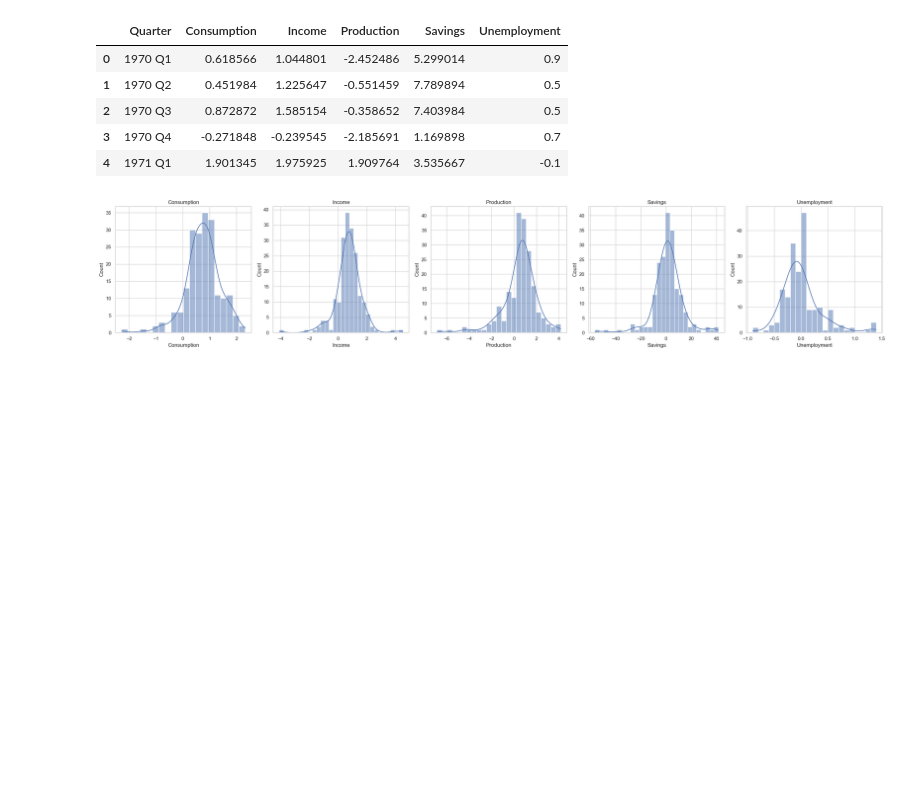
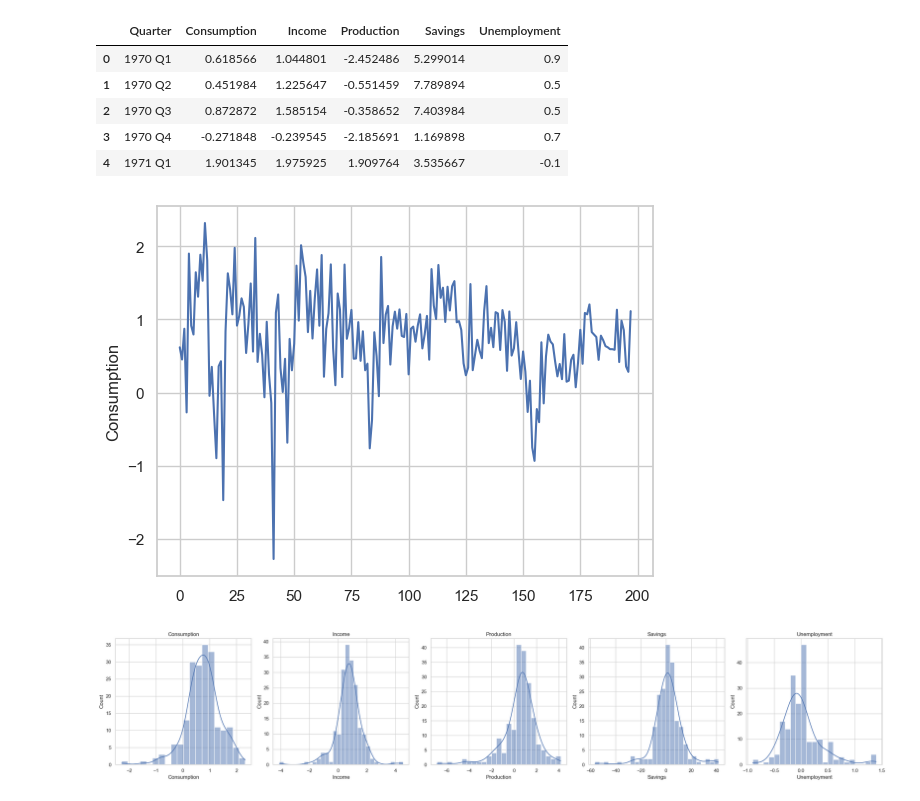
Before and after one commit to DutraIRS/TimeSeries, a Jupyter notebook: EDA.ipynb, the cells around one changed output. Drawn from its saved outputs; the diff is of its cells as text; code cells hidden in the pictures; blank space fills up the shorter version.

```diff
--- a/EDA.ipynb
+++ b/EDA.ipynb
@@ -14,6 +14,11 @@ df.head()
 | 2 | 1970 Q3 | 0.872872 | 1.585154 | -0.358652 | 7.403984 | 0.5 |
 | 3 | 1970 Q4 | -0.271848 | -0.239545 | -2.185691 | 1.169898 | 0.7 |
 | 4 | 1971 Q1 | 1.901345 | 1.975925 | 1.909764 | 3.535667 | -0.1 |
+# %%
+sns.lineplot(df['Consumption'])
+plt.show()
+# %% [output]
+[figure, added]
 # %%
 sns.set_theme(style="whitegrid")
 
```
Also changed, not shown: parts of 1 cell of this notebook, 2 other files.
